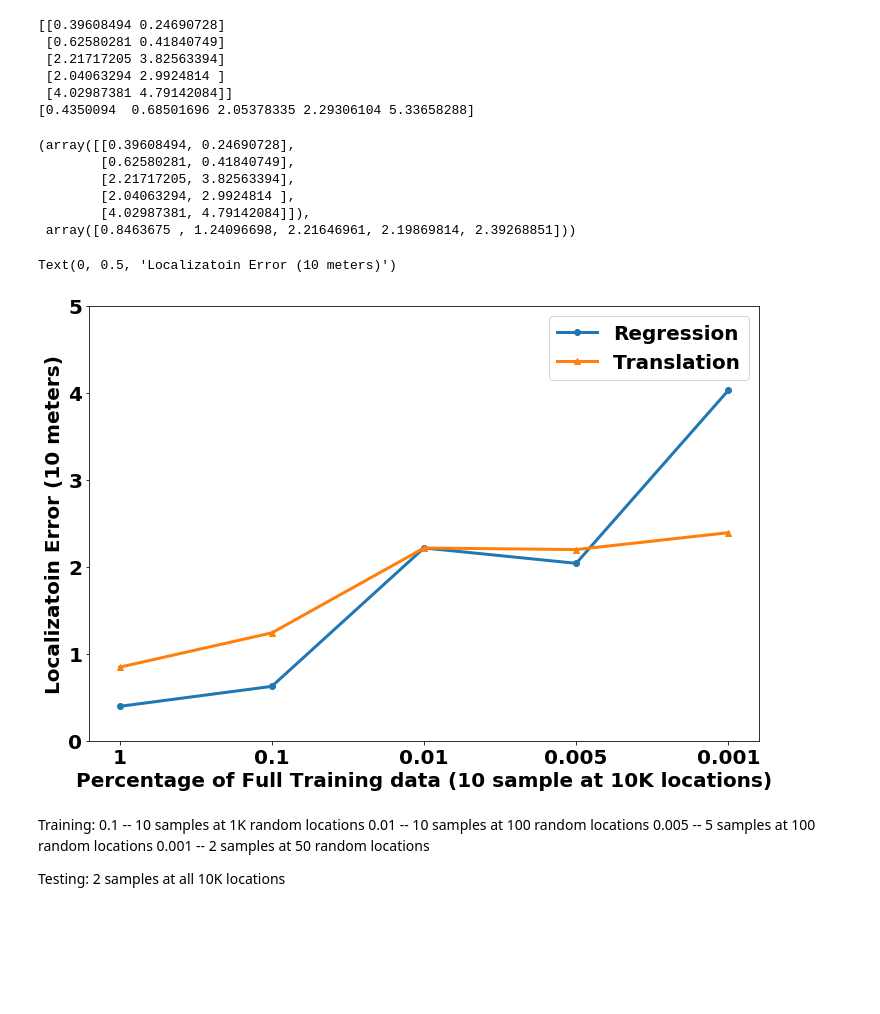
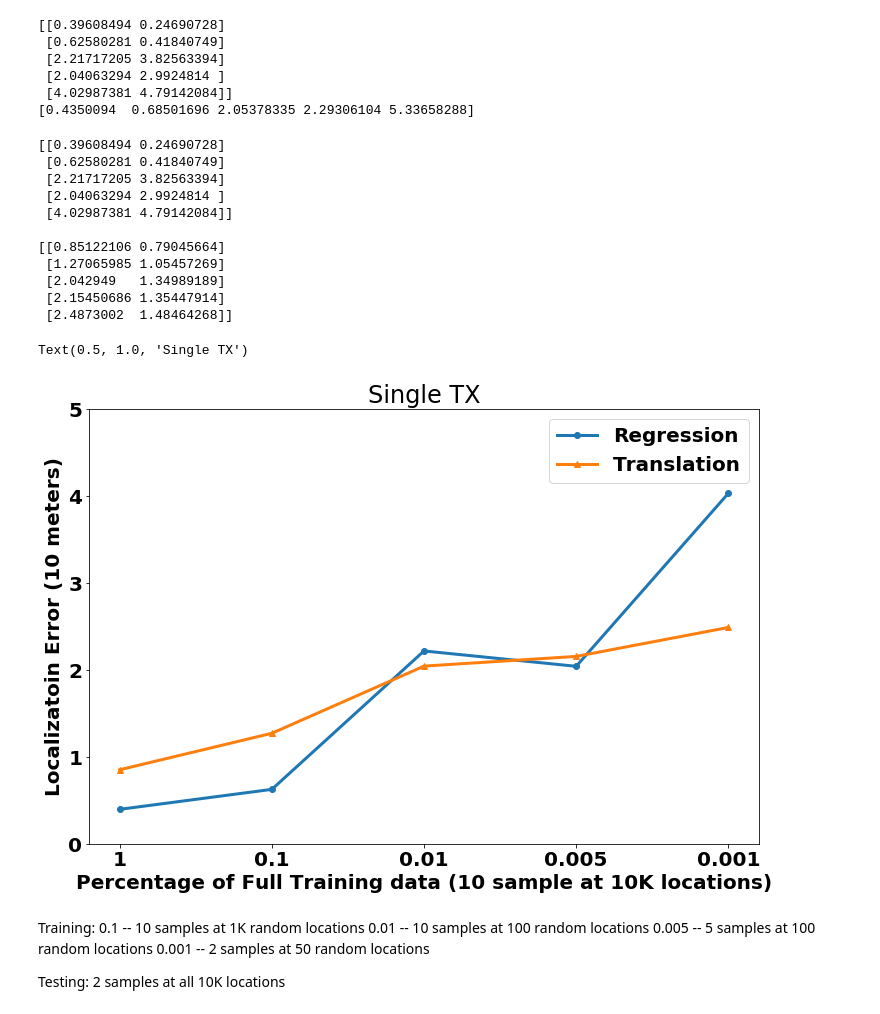
Before and after one commit to caitaozhan/deeplearning-localization, a Jupyter notebook: experimental/plot.ipynb, the cells around one changed output. Cells and saved outputs as stored; diff of their text form; code cells hidden in the pictures; blank space fills up the shorter version.

```diff
--- a/experimental/plot.ipynb
+++ b/experimental/plot.ipynb
@@ -19,28 +19,36 @@ print(np.loadtxt('regression5.txt', delimiter=','))
 [0.4350094  0.68501696 2.05378335 2.29306104 5.33658288]
 # %%
 reg  = np.loadtxt('regression5.txt', delimiter=',')
-tran = np.loadtxt('translation.txt')
-reg, tran
+tran = np.loadtxt('translation2.txt', delimiter=',')
+print(reg)
+print()
+print(tran)
 # %% [output]
-(array([[0.39608494, 0.24690728],
-        [0.62580281, 0.41840749],
-        [2.21717205, 3.82563394],
-        [2.04063294, 2.9924814 ],
-        [4.02987381, 4.79142084]]),
- array([0.8463675 , 1.24096698, 2.21646961, 2.19869814, 2.39268851]))
+[[0.39608494 0.24690728]
+ [0.62580281 0.41840749]
+ [2.21717205 3.82563394]
+ [2.04063294 2.9924814 ]
+ [4.02987381 4.79142084]]
+
+[[0.85122106 0.79045664]
+ [1.27065985 1.05457269]
+ [2.042949   1.34989189]
+ [2.15450686 1.35447914]
+ [2.4873002  1.48464268]]
 # %%
 fig, ax = plt.subplots(figsize=(12, 8))
 plt.plot(reg[:,0], linewidth=3, marker='o', label='Regression')
-plt.plot(tran, linewidth=3, marker='^', label='Translation')
+plt.plot(tran[:,0], linewidth=3, marker='^', label='Translation')
 ax.set_yticks(list(range(6)))
 ax.set_xticks([0, 1, 2, 3, 4])
 ax.set_xticklabels([1, 0.1, 0.01, 0.005, 0.001])
 ax.legend()
 ax.set_xlabel('Percentage of Full Training data (10 sample at 10K locations)')
 ax.set_ylabel('Localizatoin Error (10 meters)')
+ax.set_title('Single TX')
 # %% [output]
-Text(0, 0.5, 'Localizatoin Error (10 meters)')
+Text(0.5, 1.0, 'Single TX')
-[figure, old version]
+[figure, new version]
 # %% [markdown]
 Training:
 0.1  -- 10 samples at 1K random locations
```
Also changed, not shown: 7 other files.
